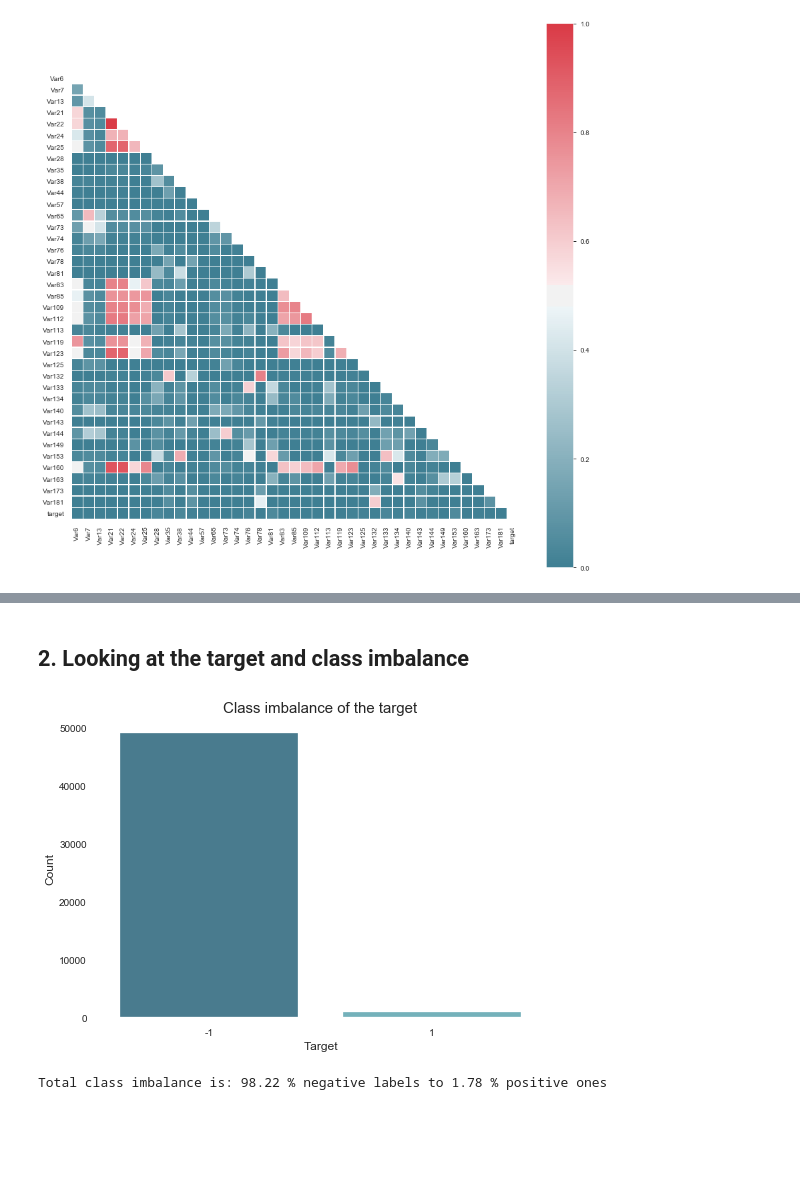
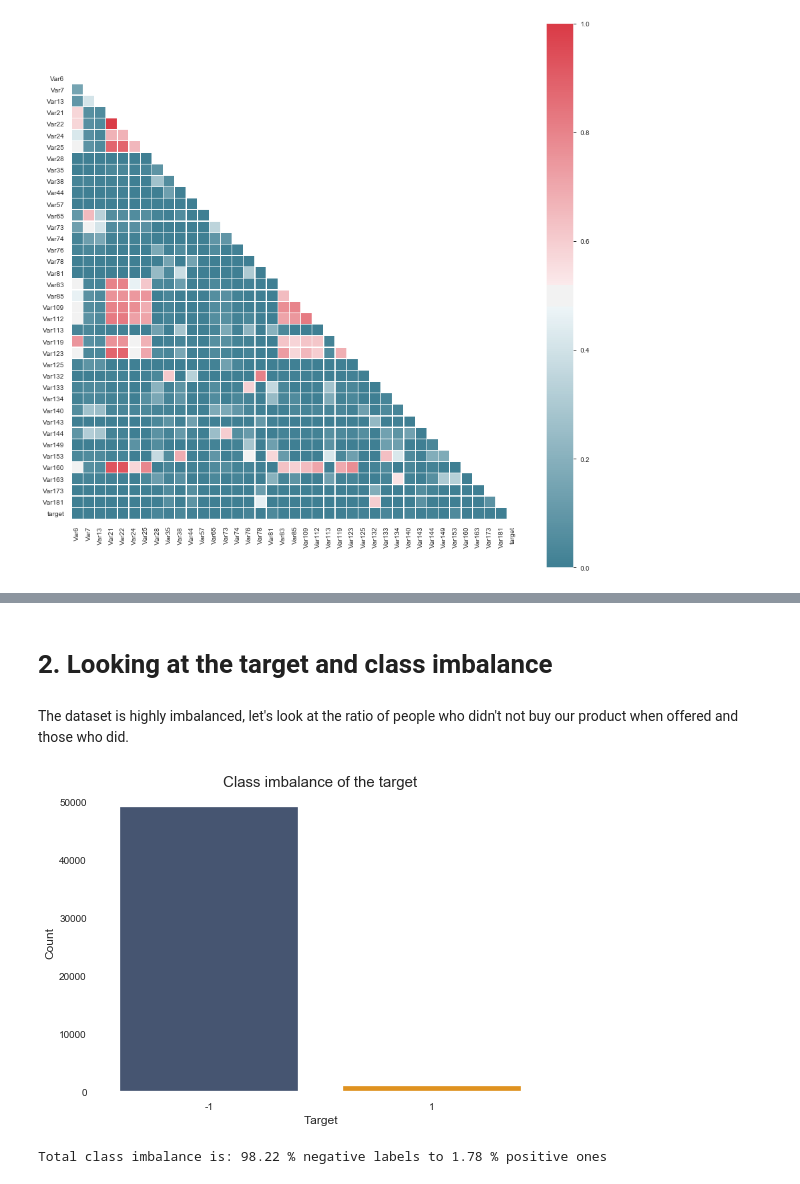
Before and after one commit to kate-chunosova/Personal_projects, a Jupyter notebook: Appetency, orange/Appetency_orange.ipynb, the cells around one changed output, grey strips where cells are left out. Cells and saved outputs as stored; diff of their text form; code cells hidden in the pictures; blank space fills up the shorter version.

```diff
--- a/Appetency, orange/Appetency_orange.ipynb
+++ b/Appetency, orange/Appetency_orange.ipynb
@@ -102,3 +116,8 @@ data['target'] = label['target']
+# %%
+# Casting proper types
+data['target'] = data['target'].astype('category')
+for i in data.select_dtypes(np.object).columns:
+    data[i] = data[i].astype('category')
 # %%
 # Looking at the data - looks like there are a lot of NAs
 data.head()
@@ -120,12 +162,15 @@ On another note, as all features are anonimized, it prevents from any qualitativ
+# %%
+# Discarding empty columns:
+empties = [i  for i in data.columns if data[i].isna().sum()/len(data[i]) == 1]
+data.drop(empties, axis = 1, inplace=True)
 # %% [markdown]
 Before removing variables that have almost all NAs let's take a look at wether the values they contain indicate that the person will buy our product:
 # %%
 missing_columns = [i for i in data.columns if data[i].isna().sum()/len(data[i]) >= 0.3]
 
 for i in missing_columns:
-    df = pd.DataFrame(data[data[i].isna()].target.value_counts().reset_index()/data[i].isna().sum())
-    df.columns = ['Target', 'Percentage']
+    df = pd.DataFrame({'Percentage': data[data[i].notnull()].target.value_counts()/data[i].notnull().sum()})
     print()
-    print('\n', i, 'Class imbalance:\n %s'%df)
+    print('\n', i, 'Class imbalance:\n \n %s'% df.head())
 # %% [output]
  Var1 Class imbalance:
@@ -290,5 +300,0 @@ dtype: float64
-# %%
-# Casting proper types
-data_cleaned['target'] = data_cleaned['target'].astype('category')
-for i in data_cleaned.select_dtypes(np.object).columns:
-    data_cleaned[i] = data_cleaned[i].astype('category')
@@ -316,12 +325,14 @@ memory usage: 18.1 MB
 # %% [markdown]
-## 2. Looking at the target and class imbalance
+# 2. Looking at the target and class imbalance
+# %% [markdown]
+The dataset is highly imbalanced, let's look at the ratio of people who didn't not buy our product when offered and those who did.
 # %%
-ax = sns.countplot(x = data_cleaned.target, palette = 'GnBu_d')
+ax = sns.countplot(x = data_cleaned.target, palette = ['#3f5378', '#ff9800'])
 ax.set_title('Class imbalance of the target', fontsize = 15)
 ax.set_xlabel('Target', fontsize = 12)
 ax.set_ylabel('Count', fontsize = 12);
 # %% [output]
-[figure, old version]
+[figure, new version]
 # %%
 print('Total class imbalance is: %s %% negative labels to %s %% positive ones' %(round(sum(data_cleaned.target == -1)*100/len(data_cleaned.target),2),
                                                 round(sum(data_cleaned.target == 1)*100/len(data_cleaned.target),2)))
```
Also changed, not shown: parts of 176 cells of this notebook, 6 other files.
